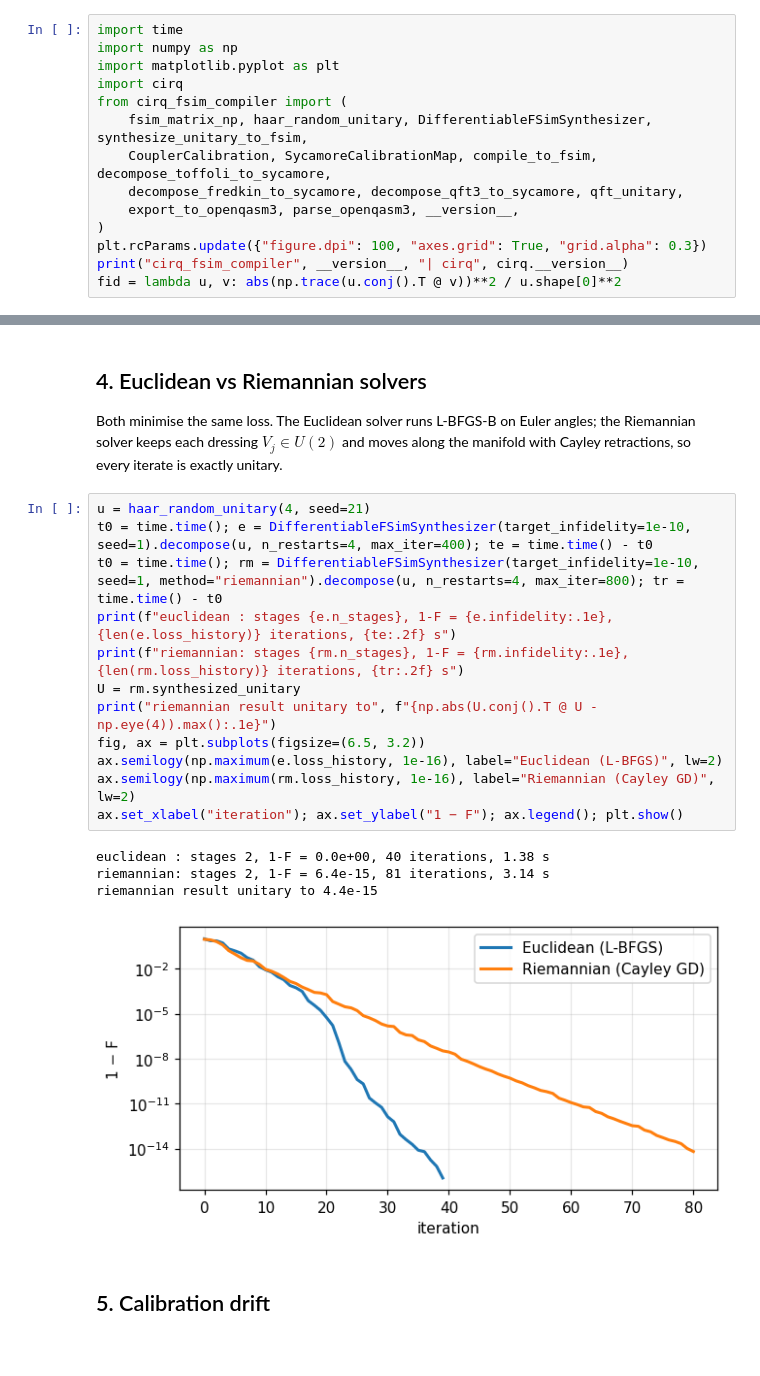
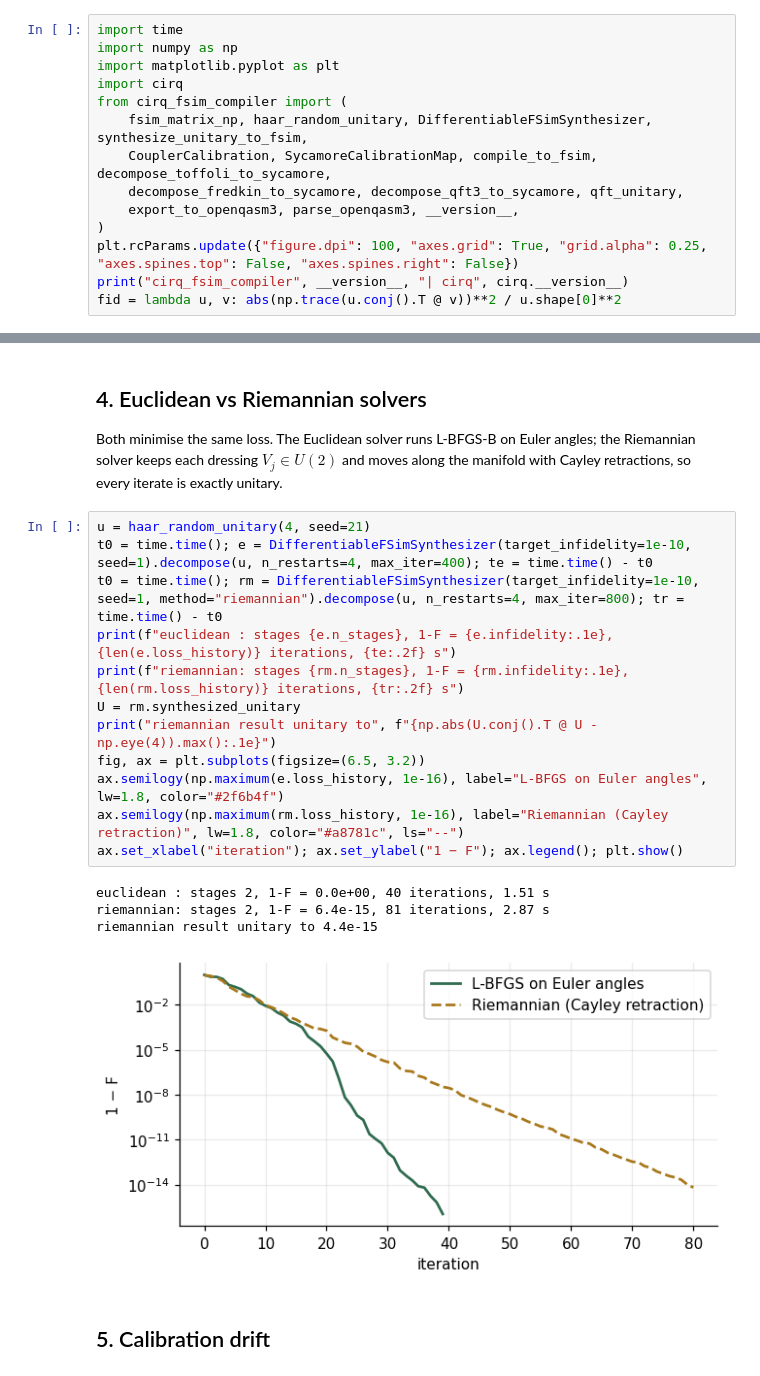
Before and after one commit to Jaspersands/cirq-fsim-compiler, a Jupyter notebook: notebooks/03_sycamore_riemannian_fsim_compiler.ipynb, the cells around one changed output, grey strips where cells are left out. Cells and saved outputs as stored; diff of their text form.

```diff
--- a/notebooks/03_sycamore_riemannian_fsim_compiler.ipynb
+++ b/notebooks/03_sycamore_riemannian_fsim_compiler.ipynb
@@ -21,7 +21,7 @@ from cirq_fsim_compiler import (
     decompose_fredkin_to_sycamore, decompose_qft3_to_sycamore, qft_unitary,
     export_to_openqasm3, parse_openqasm3, __version__,
 )
-plt.rcParams.update({"figure.dpi": 100, "axes.grid": True, "grid.alpha": 0.3})
+plt.rcParams.update({"figure.dpi": 100, "axes.grid": True, "grid.alpha": 0.25, "axes.spines.top": False, "axes.spines.right": False})
 print("cirq_fsim_compiler", __version__, "| cirq", cirq.__version__)
 fid = lambda u, v: abs(np.trace(u.conj().T @ v))**2 / u.shape[0]**2
 # %% [output]
@@ -96,20 +96,20 @@ Both minimise the same loss. The Euclidean solver runs L-BFGS-B on Euler angles;
 # %%
 u = haar_random_unitary(4, seed=21)
 t0 = time.time(); e = DifferentiableFSimSynthesizer(target_infidelity=1e-10, seed=1).decompose(u, n_restarts=4, max_iter=400); te = time.time() - t0
 t0 = time.time(); rm = DifferentiableFSimSynthesizer(target_infidelity=1e-10, seed=1, method="riemannian").decompose(u, n_restarts=4, max_iter=800); tr = time.time() - t0
 print(f"euclidean : stages {e.n_stages}, 1-F = {e.infidelity:.1e}, {len(e.loss_history)} iterations, {te:.2f} s")
 print(f"riemannian: stages {rm.n_stages}, 1-F = {rm.infidelity:.1e}, {len(rm.loss_history)} iterations, {tr:.2f} s")
 U = rm.synthesized_unitary
 print("riemannian result unitary to", f"{np.abs(U.conj().T @ U - np.eye(4)).max():.1e}")
 fig, ax = plt.subplots(figsize=(6.5, 3.2))
-ax.semilogy(np.maximum(e.loss_history, 1e-16), label="Euclidean (L-BFGS)", lw=2)
-ax.semilogy(np.maximum(rm.loss_history, 1e-16), label="Riemannian (Cayley GD)", lw=2)
+ax.semilogy(np.maximum(e.loss_history, 1e-16), label="L-BFGS on Euler angles", lw=1.8, color="#2f6b4f")
+ax.semilogy(np.maximum(rm.loss_history, 1e-16), label="Riemannian (Cayley retraction)", lw=1.8, color="#a8781c", ls="--")
 ax.set_xlabel("iteration"); ax.set_ylabel("1 − F"); ax.legend(); plt.show()
 # %% [output]
-euclidean : stages 2, 1-F = 0.0e+00, 40 iterations, 1.38 s
-riemannian: stages 2, 1-F = 6.4e-15, 81 iterations, 3.14 s
+euclidean : stages 2, 1-F = 0.0e+00, 40 iterations, 1.51 s
+riemannian: stages 2, 1-F = 6.4e-15, 81 iterations, 2.87 s
 riemannian result unitary to 4.4e-15
-[figure, old version]
+[figure, new version]
 # %% [markdown]
 ## 5. Calibration drift
 # %%
```
Also changed, not shown: parts of 11 cells of this notebook, 7 other files.
